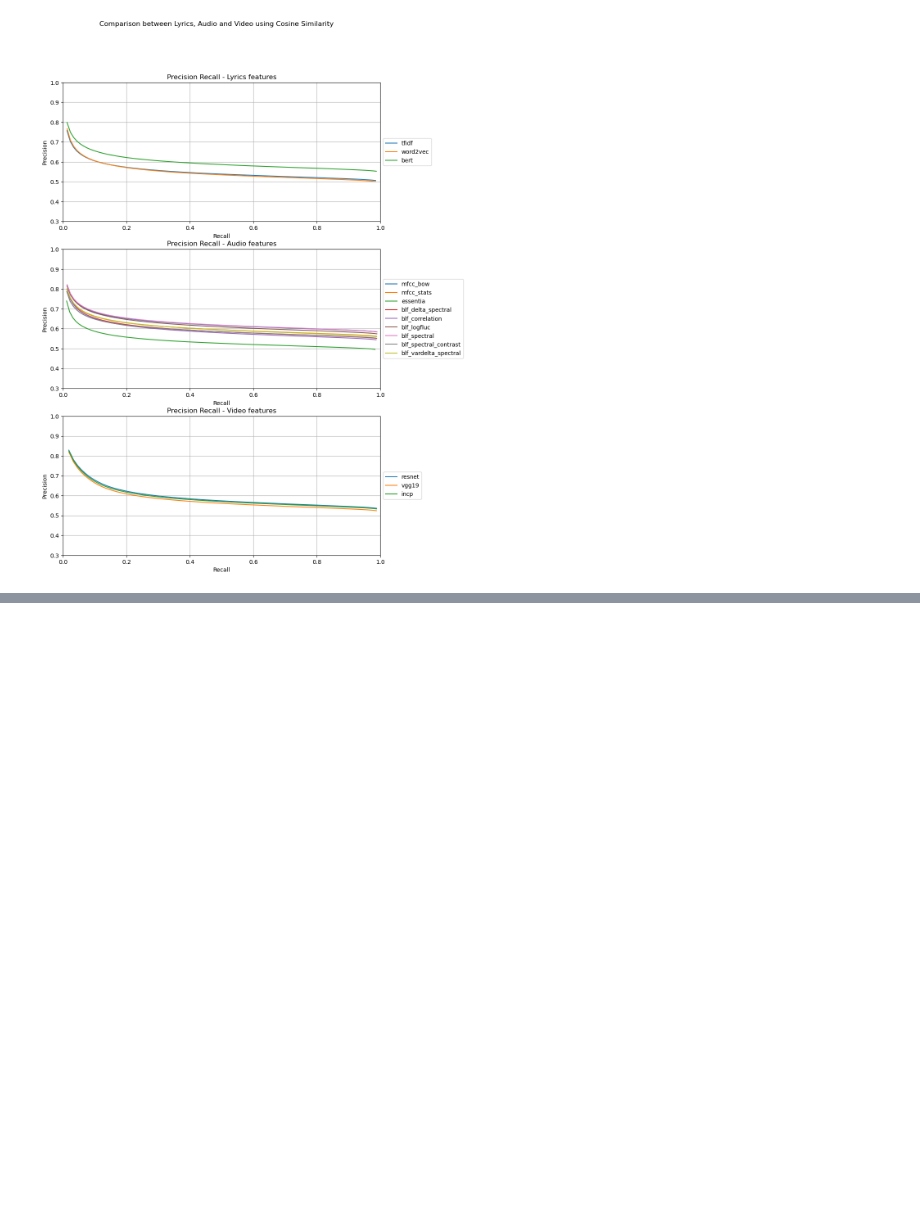
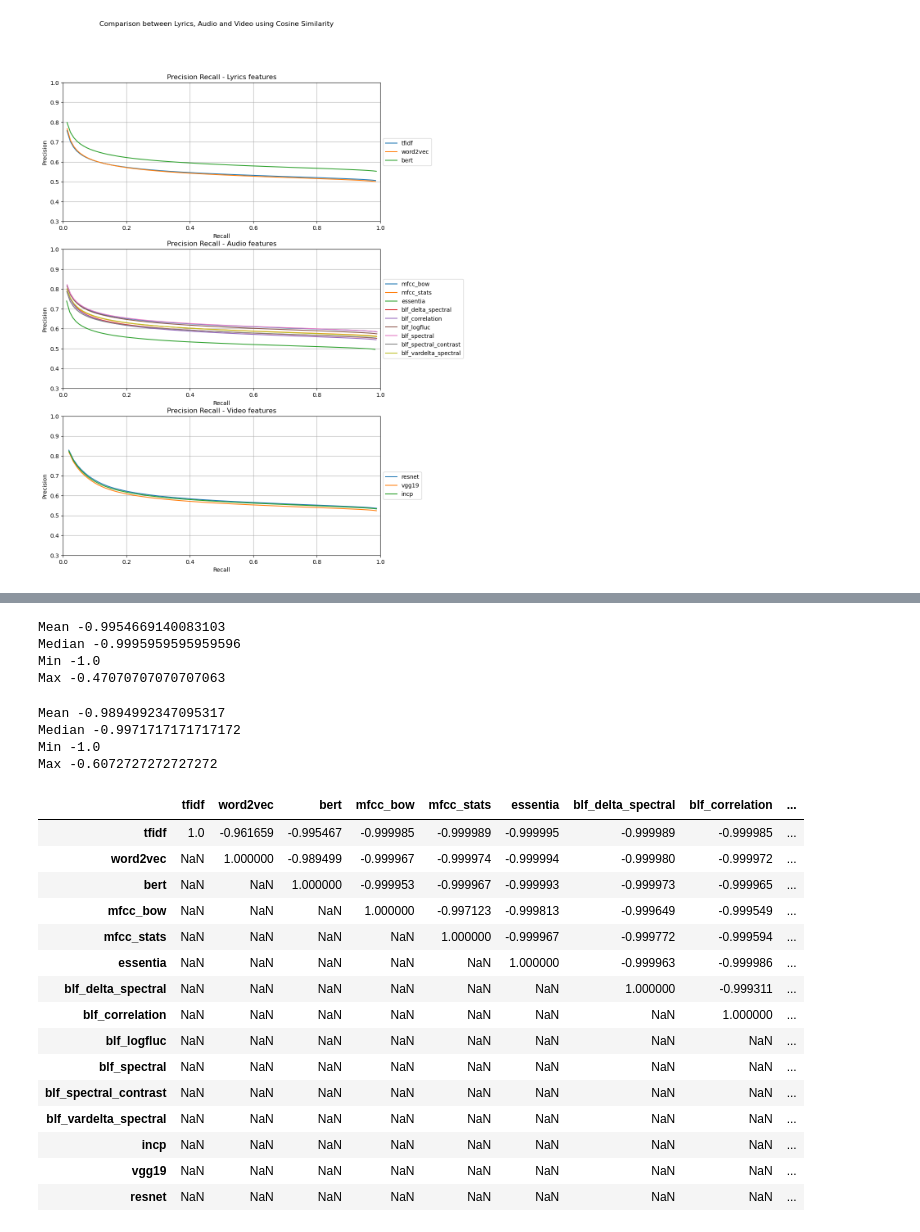
Before and after one commit to mmosc/MMSR, a Jupyter notebook: project/ProjectImplementation-Task2-EvaluationMetrics-.ipynb, the cells around one changed output, grey strips where cells are left out. Cells and saved outputs as stored; diff of their text form; code cells hidden in the pictures; blank space fills up the shorter version.

```diff
--- a/project/ProjectImplementation-Task2-EvaluationMetrics-.ipynb
+++ b/project/ProjectImplementation-Task2-EvaluationMetrics-.ipynb
@@ -699,0 +741,4 @@ Text(0.5, 0.98, 'Comparison between Lyrics, Audio and Video using Cosine Similar
+# %%
+corr_tau_cosine_tfidf_word2vec = np.zeros((queries.shape[0]))
+for idx,query in tqdm(enumerate(queries)):
+    corr_tau_cosine_tfidf_word2vec[idx] = tauKendall(top_cosine_tfidf.loc[query].values, top_cosine_word2vec.loc[query].values, 100)
@@ -699,0 +757,74 @@ Text(0.5, 0.98, 'Comparison between Lyrics, Audio and Video using Cosine Similar
+# %%
+corr_tau_cosine_tfidf_bert  = np.zeros((queries.shape[0]))
+for idx,query in tqdm(enumerate(queries)):
+    corr_tau_cosine_tfidf_bert[idx] = tauKendall(top_cosine_tfidf.loc[query].values, top_cosine_bert.loc[query].values, 100)
+# %%
+print(
+    "Mean", np.mean(corr_tau_cosine_tfidf_bert) ,
+    "\nMedian", np.median(corr_tau_cosine_tfidf_bert),
+    "\nMin", np.min(corr_tau_cosine_tfidf_bert),
+    "\nMax", np.max(corr_tau_cosine_tfidf_bert)
+)
+# %% [output]
+Mean -0.9954669140083103
+Median -0.9995959595959596
+Min -1.0
+Max -0.47070707070707063
+# %%
+corr_tau_cosine_word2vec_bert  = np.zeros((queries.shape[0]))
+for idx,query in tqdm(enumerate(queries)):
+    corr_tau_cosine_word2vec_bert[idx] = tauKendall(top_cosine_word2vec.loc[query].values, top_cosine_bert.loc[query].values, 100)
+# %%
+print(
+    "Mean", np.mean(corr_tau_cosine_word2vec_bert) ,
+    "\nMedian", np.median(corr_tau_cosine_word2vec_bert),
+    "\nMin", np.min(corr_tau_cosine_word2vec_bert),
+    "\nMax", np.max(corr_tau_cosine_word2vec_bert)
+)
+# %% [output]
+Mean -0.9894992347095317
+Median -0.9971717171717172
+Min -1.0
+Max -0.6072727272727272
+# %%
+file_corr_all_values_tau_cosine = './TopIdsTask2/corr_all_values_tau_cosine.csv'
+file_correlations_cosine_tau = './TopIdsTask2/correlations_cosine_tau.csv'
+
+if (exists(file_corr_all_values_tau_cosine)) and (exists(file_correlations_cosine_tau)):
+    correlations_cosine_tau = pd.read_csv(file_correlations_cosine_tau, index_col=0)
+    corr_all_values_tau_cosine = pd.read_csv(file_corr_all_values_tau_cosine, index_col=0).to_numpy()
+else:
+    correlations_cosine_tau = pd.DataFrame(index=cosine_df.keys(), columns=cosine_df.keys())
+    df_cosine_list = list(cosine_df.keys())
+    df_cosine_combinations_ = [(a, b) for idx, a in enumerate(df_cosine_list) for b in df_cosine_list[idx + 1:]]
+    df_cosine_combinations =list(zip(df_cosine_list, df_cosine_list))
+    df_cosine_combinations.extend(df_cosine_combinations_)
+    corr_all_values_tau_cosine  = np.zeros((len(df_cosine_combinations), queries.shape[0]))
+    print(corr_all_values_tau_cosine.shape)
+
+    for i, (df1, df2) in tqdm(enumerate(possible_dataframe_list)):
+        for idx,query in enumerate(queries):
+            corr_all_values_tau_cosine[i, idx] = tauKendall(cosine_df[df1].loc[query].values, cosine_df[df2].loc[query].values, 100)
+        correlations_cosine_tau.loc[df1, df2] = np.mean(corr_all_values_tau_cosine[i])
+
+    correlations_cosine_tau.to_csv(file_correlations_cosine_tau)
+    pd.DataFrame(corr_all_values_tau_cosine, index=possible_dataframe_list).to_csv(file_corr_all_values_tau_cosine)
+# %%
+correlations_cosine_tau
+# %% [output]
+|  | tfidf | word2vec | bert | mfcc_bow | mfcc_stats | essentia | blf_delta_spectral | blf_correlation | ... |
+| tfidf | 1.0 | -0.961659 | -0.995467 | -0.999985 | -0.999989 | -0.999995 | -0.999989 | -0.999985 | ... |
+| word2vec | NaN | 1.000000 | -0.989499 | -0.999967 | -0.999974 | -0.999994 | -0.999980 | -0.999972 | ... |
+| bert | NaN | NaN | 1.000000 | -0.999953 | -0.999967 | -0.999993 | -0.999973 | -0.999965 | ... |
+| mfcc_bow | NaN | NaN | NaN | 1.000000 | -0.997123 | -0.999813 | -0.999649 | -0.999549 | ... |
+| mfcc_stats | NaN | NaN | NaN | NaN | 1.000000 | -0.999967 | -0.999772 | -0.999594 | ... |
+| essentia | NaN | NaN | NaN | NaN | NaN | 1.000000 | -0.999963 | -0.999986 | ... |
+| blf_delta_spectral | NaN | NaN | NaN | NaN | NaN | NaN | 1.000000 | -0.999311 | ... |
+| blf_correlation | NaN | NaN | NaN | NaN | NaN | NaN | NaN | 1.000000 | ... |
+| blf_logfluc | NaN | NaN | NaN | NaN | NaN | NaN | NaN | NaN | ... |
+| blf_spectral | NaN | NaN | NaN | NaN | NaN | NaN | NaN | NaN | ... |
+| blf_spectral_contrast | NaN | NaN | NaN | NaN | NaN | NaN | NaN | NaN | ... |
+| blf_vardelta_spectral | NaN | NaN | NaN | NaN | NaN | NaN | NaN | NaN | ... |
+| incp | NaN | NaN | NaN | NaN | NaN | NaN | NaN | NaN | ... |
+| vgg19 | NaN | NaN | NaN | NaN | NaN | NaN | NaN | NaN | ... |
+| resnet | NaN | NaN | NaN | NaN | NaN | NaN | NaN | NaN | ... |
```
Also changed, not shown: parts of 12 cells of this notebook.
